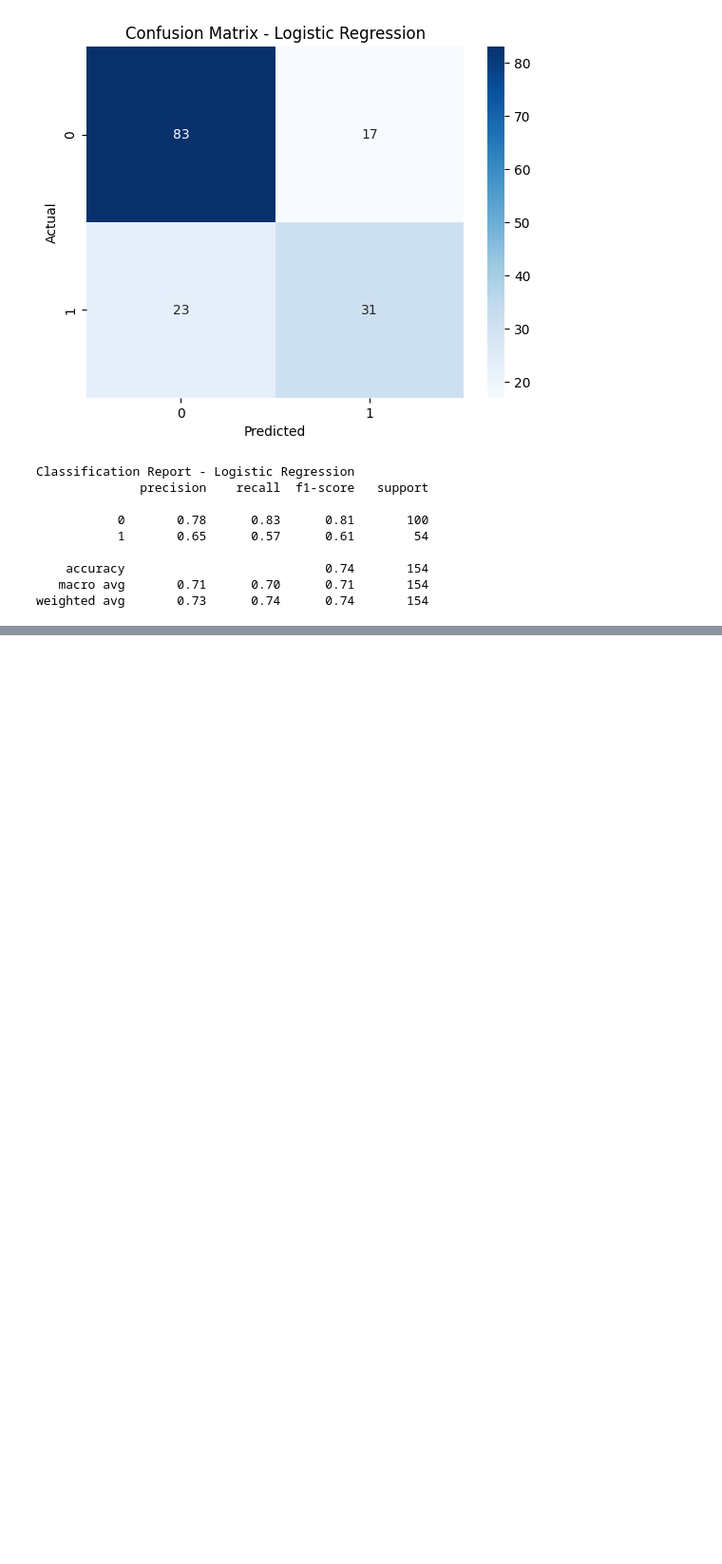
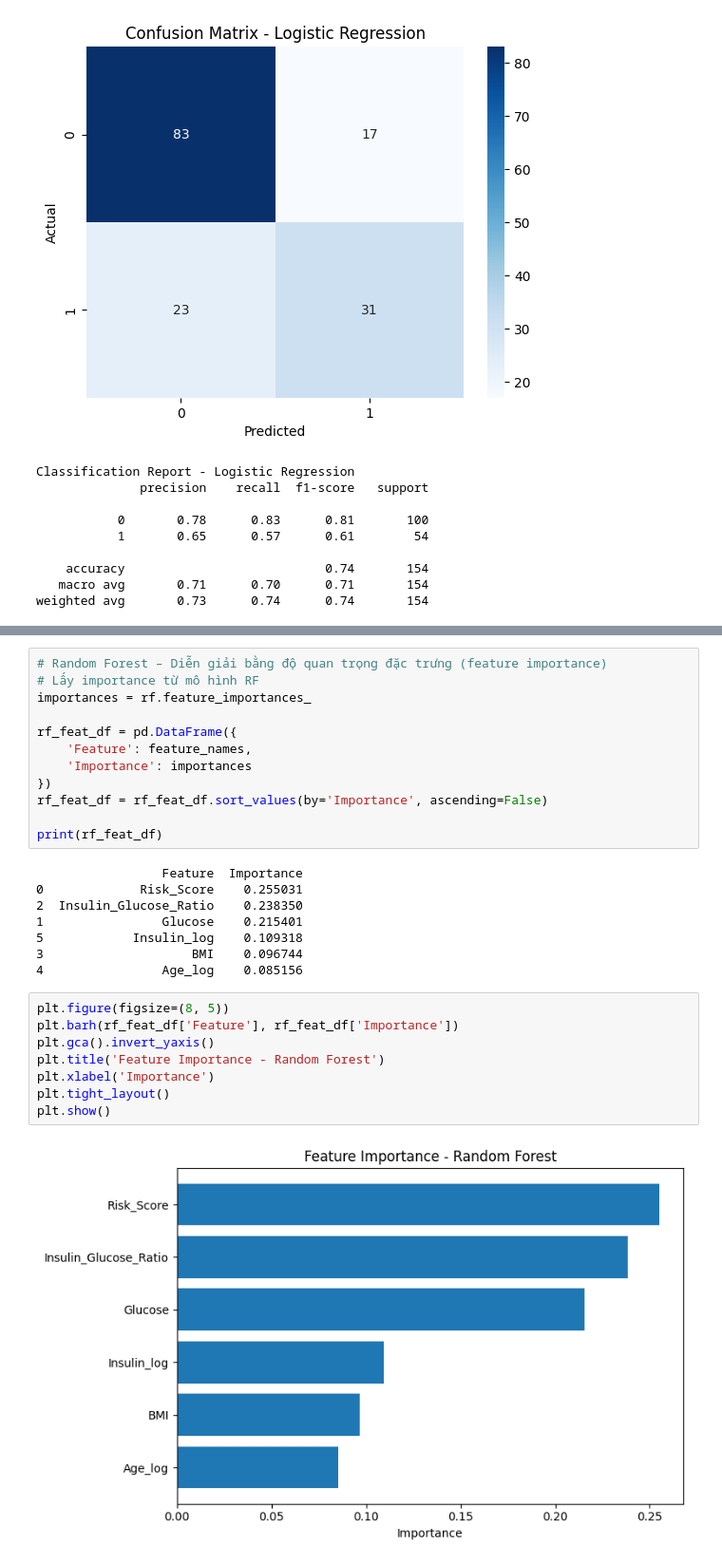
Before and after one commit to tranhoang2804/Capstone-Aptech, a Jupyter notebook: Capstone.ipynb, the cells around one changed output, grey strips where cells are left out. Shown at 95% size. Saved outputs shown, nothing was run; the diff lists cells and outputs as text; blank space fills up the shorter version.

```diff
--- a/Capstone.ipynb
+++ b/Capstone.ipynb
@@ -834,0 +916,30 @@ weighted avg       0.73      0.74      0.74       154
+# %%
+# Random Forest – Diễn giải bằng độ quan trọng đặc trưng (feature importance)
+# Lấy importance từ mô hình RF
+importances = rf.feature_importances_
+
+rf_feat_df = pd.DataFrame({
+    'Feature': feature_names,
+    'Importance': importances
+})
+rf_feat_df = rf_feat_df.sort_values(by='Importance', ascending=False)
+
+print(rf_feat_df)
+# %% [output]
+                 Feature  Importance
+0             Risk_Score    0.255031
+2  Insulin_Glucose_Ratio    0.238350
+1                Glucose    0.215401
+5            Insulin_log    0.109318
+3                    BMI    0.096744
+4                Age_log    0.085156
+# %%
+plt.figure(figsize=(8, 5))
+plt.barh(rf_feat_df['Feature'], rf_feat_df['Importance'])
+plt.gca().invert_yaxis()
+plt.title('Feature Importance - Random Forest')
+plt.xlabel('Importance')
+plt.tight_layout()
+plt.show()
+# %% [output]
+[figure, added]
```
Also changed, not shown: parts of 5 cells of this notebook.
